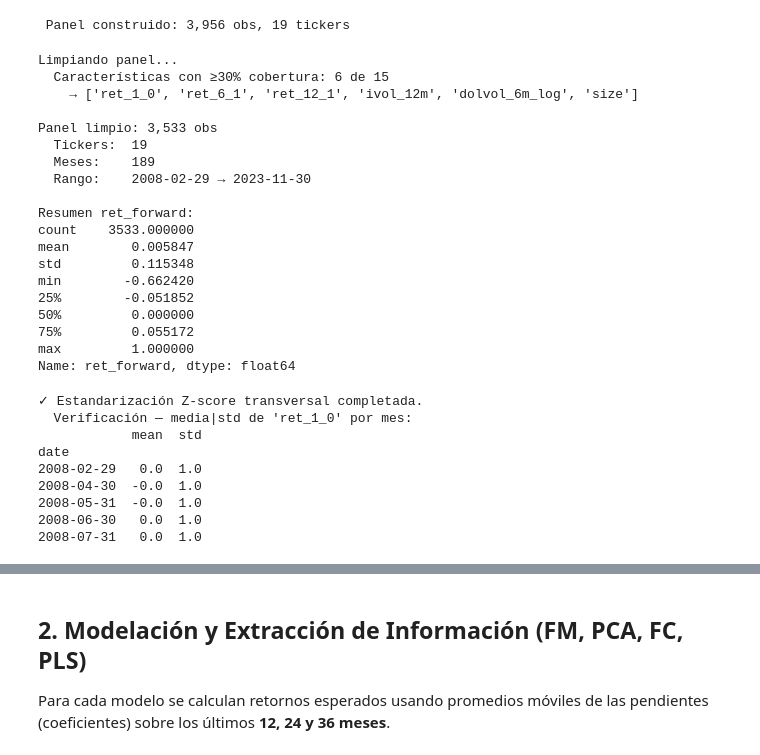
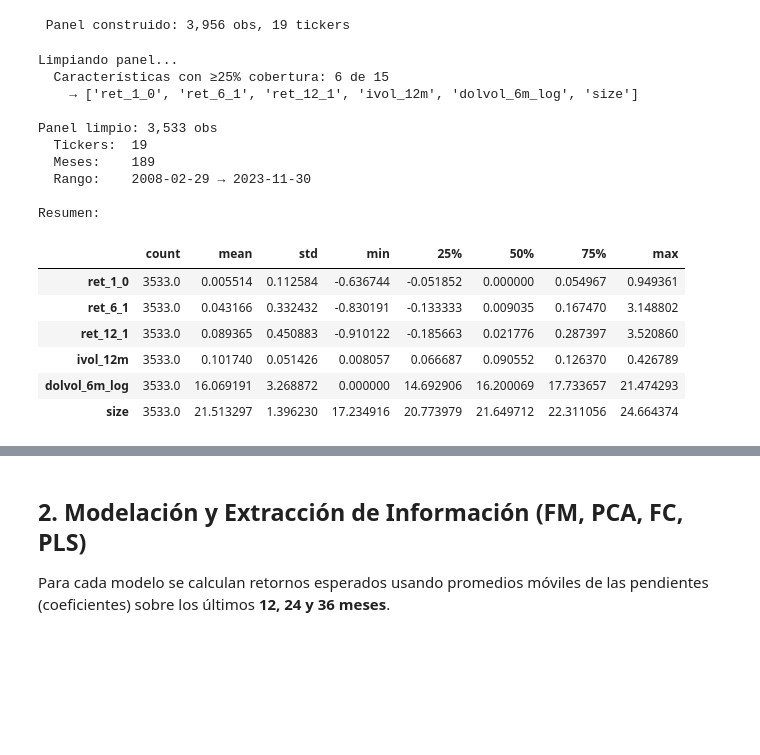
Before and after one commit to SebGarcia-dev/FamaMacBeth-AssetPricing-Peru, a Jupyter notebook: FamaMacbeth-AssetPricing-Peru-code.ipynb, the cells around one changed output, grey strips where cells are left out. Cells and saved outputs as stored; diff of their text form; code cells hidden in the pictures; blank space fills up the shorter version.

```diff
--- a/FamaMacbeth-AssetPricing-Peru-code.ipynb
+++ b/FamaMacbeth-AssetPricing-Peru-code.ipynb
@@ -194,9 +192,9 @@ def fetch_fundamentals(ticker_str):
     """
     try:
         tk_obj = yf.Ticker(ticker_str)
-        bs  = tk_obj.balance_sheet          # anual
+        bs  = tk_obj.balance_sheet          # anual (balance sheet)
         inc = tk_obj.financials             # anual (income statement)
-        cf  = tk_obj.cashflow               # anual
+        cf  = tk_obj.cashflow               # anual (cash flow statement)
 
         # Transponer: columnas => filas (cada columna es una fecha)
         frames = {}
@@ -260,19 +258,13 @@ for i, tk in enumerate(tickers_list):
         fund_list.append(df_fund)
     else:
         fund_failed.append(tk)
-    if (i + 1) % 10 == 0:
-        print(f"  ... {i+1}/{len(tickers_list)} procesados")
 
-if fund_list:
-    fundamentals_annual = pd.concat(fund_list, ignore_index=True)
-    fundamentals_annual['date'] = pd.to_datetime(fundamentals_annual['date'])
-    print(f"\n Fundamentales anuales: {len(fundamentals_annual)} obs, "
-          f"{fundamentals_annual['ticker'].nunique()} tickers")
-else:
-    fundamentals_annual = pd.DataFrame()
-    print("\n No se obtuvieron fundamentales de ningún ticker.")
+fundamentals_annual = pd.concat(fund_list, ignore_index=True)
+fundamentals_annual['date'] = pd.to_datetime(fundamentals_annual['date'])
+print(f"\n Fundamentales anuales: {len(fundamentals_annual)} obs, "
+      f"{fundamentals_annual['ticker'].nunique()} tickers")
 
 if fund_failed:
-    print(f"  Sin fundamentales ({len(fund_failed)}): {fund_failed[:15]}{'...' if len(fund_failed)>15 else ''}")
+    print(f"Sin fundamentales ({len(fund_failed)}): {fund_failed[:15]}{'...' if len(fund_failed)>15 else ''}")
 # %% [output]
 Descargando fundamentales (balance, income, cashflow)...
@@ -425,20 +413,11 @@ panel_clean = panel.dropna(subset=['ret_forward']).copy()
 # Eliminar market_equity negativo o cero
 panel_clean = panel_clean[panel_clean['market_equity'] > 0]
 
-# Identificar características disponibles (al menos 30% de cobertura)
+# Identificar características disponibles (al menos 25% de cobertura)
 char_coverage = panel_clean[ALL_POSSIBLE_CHARS].notna().mean()
-CHAR_COLS = char_coverage[char_coverage >= 0.30].index.tolist()
-print(f"  Características con ≥30% cobertura: {len(CHAR_COLS)} de {len(ALL_POSSIBLE_CHARS)}")
+CHAR_COLS = char_coverage[char_coverage >= 0.25].index.tolist()
+print(f"  Características con ≥25% cobertura: {len(CHAR_COLS)} de {len(ALL_POSSIBLE_CHARS)}")
 print(f"    → {CHAR_COLS}")
-
-# Eliminar las que tengan 0 varianza
-zero_var = []
-for c in CHAR_COLS:
-    if panel_clean[c].dropna().std() == 0:
-        zero_var.append(c)
-CHAR_COLS = [c for c in CHAR_COLS if c not in zero_var]
-if zero_var:
-    print(f"  Eliminadas por varianza cero: {zero_var}")
 
 # Requerir al menos 2 características disponibles por observación
 panel_clean = panel_clean.dropna(subset=CHAR_COLS, thresh=max(2, len(CHAR_COLS) // 2))
@@ -451,46 +430,44 @@ panel_clean = panel_clean[panel_clean['ticker'].isin(valid_tickers)]
 # Requerir mínimo de acciones por mes
 stocks_per_month = panel_clean.groupby('date')['ticker'].nunique()
 valid_months = stocks_per_month[stocks_per_month >= MIN_STOCKS].index
 panel_clean = panel_clean[panel_clean['date'].isin(valid_months)]
 
 # Imputación de NaN: mediana cross-sectional por mes
 for c in CHAR_COLS:
     panel_clean[c] = panel_clean.groupby('date')[c].transform(
         lambda x: x.fillna(x.median())
     )
 
 # Winsorizar al 1%/99% por mes para controlar outliers
 for c in CHAR_COLS:
     panel_clean[c] = panel_clean.groupby('date')[c].transform(
         lambda x: x.clip(lower=x.quantile(0.01), upper=x.quantile(0.99))
     )
 
 print(f"\nPanel limpio: {len(panel_clean):,} obs")
 print(f"  Tickers:  {panel_clean['ticker'].nunique()}")
 print(f"  Meses:    {panel_clean['date'].nunique()}")
 print(f"  Rango:    {panel_clean['date'].min().date()} → {panel_clean['date'].max().date()}")
-print(f"\nResumen ret_forward:")
-print(panel_clean['ret_forward'].describe())
+print(f"\nResumen:")
+panel_clean[CHAR_COLS].describe().T
 # %% [output]
 Limpiando panel...
-  Características con ≥30% cobertura: 6 de 15
+  Características con ≥25% cobertura: 6 de 15
     → ['ret_1_0', 'ret_6_1', 'ret_12_1', 'ivol_12m', 'dolvol_6m_log', 'size']
 
 Panel limpio: 3,533 obs
   Tickers:  19
   Meses:    189
   Rango:    2008-02-29 → 2023-11-30
 
-Resumen ret_forward:
-count    3533.000000
-mean        0.005847
-std         0.115348
-min        -0.662420
-25%        -0.051852
-50%         0.000000
-75%         0.055172
-max         1.000000
-Name: ret_forward, dtype: float64
+Resumen:
+|  | count | mean | std | min | 25% | 50% | 75% | max |
+| ret_1_0 | 3533.0 | 0.005514 | 0.112584 | -0.636744 | -0.051852 | 0.000000 | 0.054967 | 0.949361 |
+| ret_6_1 | 3533.0 | 0.043166 | 0.332432 | -0.830191 | -0.133333 | 0.009035 | 0.167470 | 3.148802 |
+| ret_12_1 | 3533.0 | 0.089365 | 0.450883 | -0.910122 | -0.185663 | 0.021776 | 0.287397 | 3.520860 |
+| ivol_12m | 3533.0 | 0.101740 | 0.051426 | 0.008057 | 0.066687 | 0.090552 | 0.126370 | 0.426789 |
+| dolvol_6m_log | 3533.0 | 16.069191 | 3.268872 | 0.000000 | 14.692906 | 16.200069 | 17.733657 | 21.474293 |
+| size | 3533.0 | 21.513297 | 1.396230 | 17.234916 | 20.773979 | 21.649712 | 22.311056 | 24.664374 |
 # %%
 # =============================================================================
 # 7 — Estandarización transversal (Z-score por mes)
@@ -499,6 +476,10 @@ def cross_sectional_zscore(df, char_cols):
     """
     Para cada mes t, estandariza cada característica:
     z_{i,t,k} = (x_{i,t,k} - mean_t(x_k)) / std_t(x_k)
+
+    NOTA: Aunque el z-score por mes (groupby date) no genera data leakage
+    entre IS y OOS (cada mes usa solo su propia cross-section), aplicamos
+    la estandarización DESPUÉS del split IS/OOS para mayor claridad metodológica.
     """
     df = df.copy()
     for c in char_cols:
@@ -506,22 +487,6 @@ def cross_sectional_zscore(df, char_cols):
             lambda x: (x - x.mean()) / x.std() if x.std() > 0 else 0
         )
     return df
-
-panel_clean = cross_sectional_zscore(panel_clean, CHAR_COLS)
-print("✓ Estandarización Z-score transversal completada.")
-print(f"  Verificación — media|std de '{CHAR_COLS[0]}' por mes:")
-check = panel_clean.groupby('date')[CHAR_COLS[0]].agg(['mean', 'std']).head(5)
-print(check.round(4))
-# %% [output]
-✓ Estandarización Z-score transversal completada.
-  Verificación — media|std de 'ret_1_0' por mes:
-            mean  std
-date
-2008-02-29   0.0  1.0
-2008-04-30  -0.0  1.0
-2008-05-31  -0.0  1.0
-2008-06-30   0.0  1.0
-2008-07-31   0.0  1.0
 # %%
 # =============================================================================
 # 8 — Cargar factores peruanos para regresiones de alfa (CSVs)
```
Also changed, not shown: parts of 24 cells of this notebook, 4 other files.
